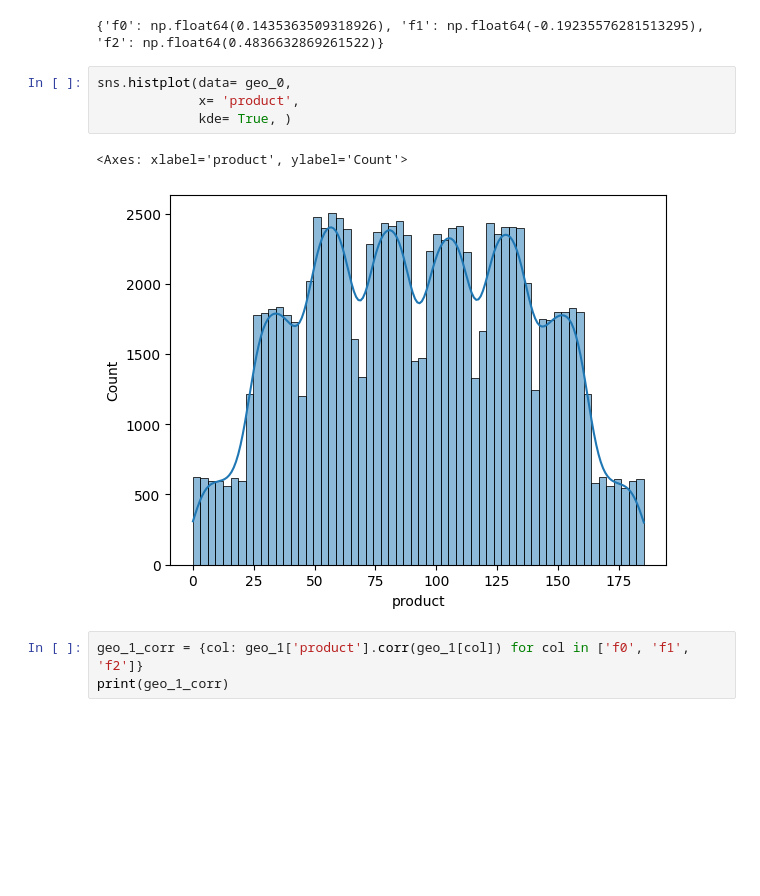
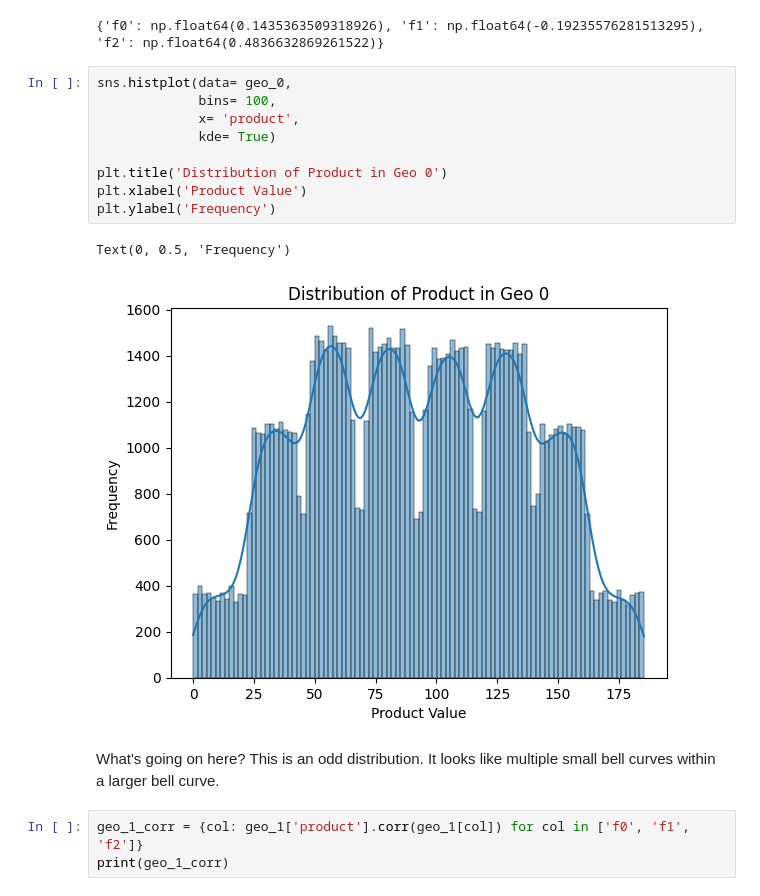
Before and after one commit to Vyncent-vdW/sprint_nine_mlb, a Jupyter notebook: sprint_9_ml_in_business.ipynb, the cells around one changed output. Saved outputs shown, nothing was run; the diff lists cells and outputs as text; blank space fills up the shorter version.

```diff
--- a/sprint_9_ml_in_business.ipynb
+++ b/sprint_9_ml_in_business.ipynb
@@ -209,11 +209,18 @@ print(geo_0_corr)
 {'f0': np.float64(0.1435363509318926), 'f1': np.float64(-0.19235576281513295), 'f2': np.float64(0.4836632869261522)}
 # %%
 sns.histplot(data= geo_0,
+             bins= 100,
              x= 'product',
-             kde= True, )
+             kde= True)
+
+plt.title('Distribution of Product in Geo 0')
+plt.xlabel('Product Value')
+plt.ylabel('Frequency')
 # %% [output]
-<Axes: xlabel='product', ylabel='Count'>
+Text(0, 0.5, 'Frequency')
-[figure, old version]
+[figure, new version]
+# %% [markdown]
+What's going on here? This is an odd distribution. It looks like multiple small bell curves within a larger bell curve.
 # %%
 geo_1_corr = {col: geo_1['product'].corr(geo_1[col]) for col in ['f0', 'f1', 'f2']}
 print(geo_1_corr)
```
Also changed, not shown: parts of 6 cells of this notebook.
